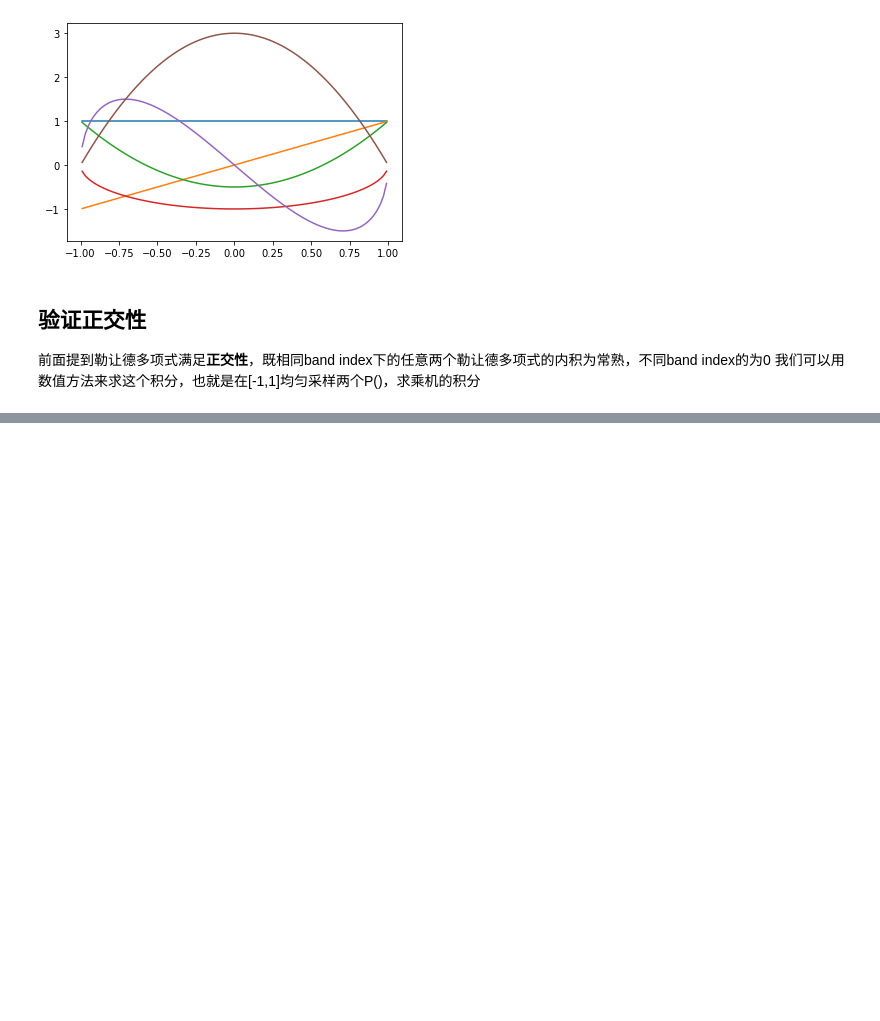
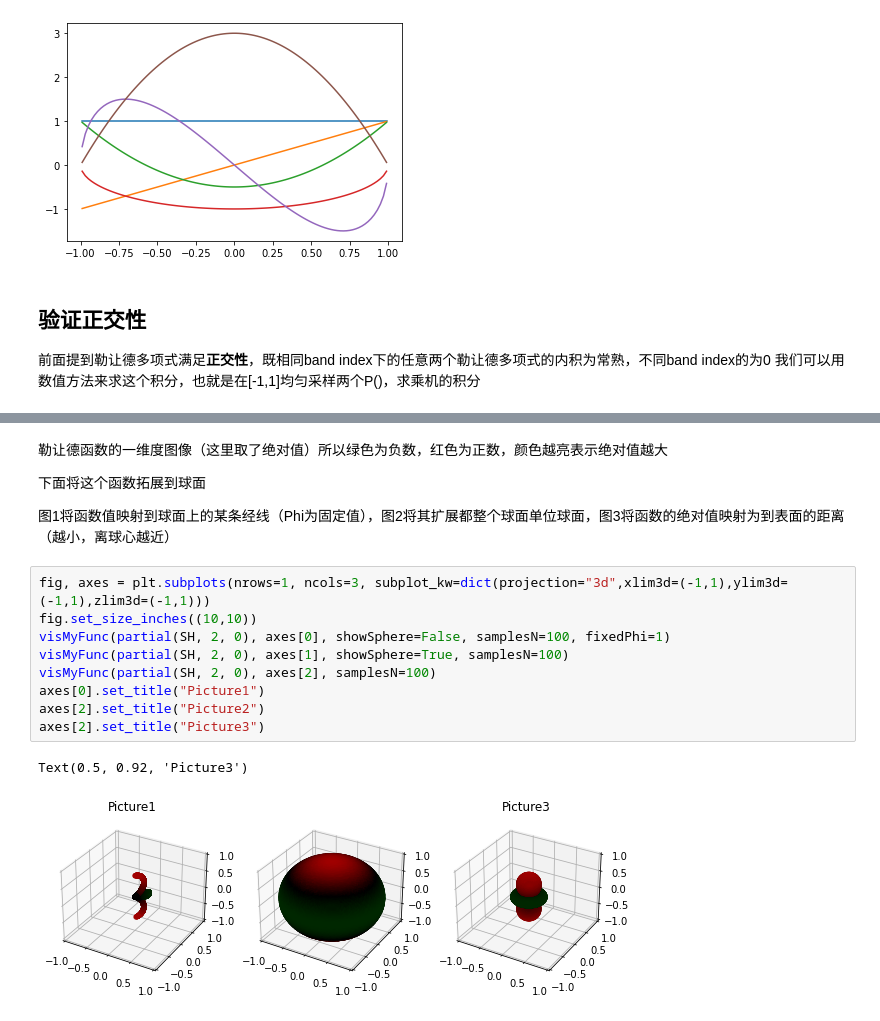
Before and after one commit to fancyzero/SphericalHarmonicNotebook, a Jupyter notebook: MyPrt.ipynb, the cells around one changed output, grey strips where cells are left out. Cells and saved outputs as stored; diff of their text form; blank space fills up the shorter version.

```diff
--- a/MyPrt.ipynb
+++ b/MyPrt.ipynb
@@ -285,3 +278,21 @@ visMyFunc(partial(SH, 1, 1), axes[1,1], samplesN=100)
+# %% [markdown]
+勒让德函数的一维度图像（这里取了绝对值）所以绿色为负数，红色为正数，颜色越亮表示绝对值越大
+
+下面将这个函数拓展到球面
+
+图1将函数值映射到球面上的某条经线（Phi为固定值），图2将其扩展都整个球面单位球面，图3将函数的绝对值映射为到表面的距离（越小，离球心越近）
+# %%
+fig, axes = plt.subplots(nrows=1, ncols=3, subplot_kw=dict(projection="3d",xlim3d=(-1,1),ylim3d=(-1,1),zlim3d=(-1,1)))
+fig.set_size_inches((10,10))
+visMyFunc(partial(SH, 2, 0), axes[0], showSphere=False, samplesN=100, fixedPhi=1)
+visMyFunc(partial(SH, 2, 0), axes[1], showSphere=True, samplesN=100)
+visMyFunc(partial(SH, 2, 0), axes[2], samplesN=100)
+axes[0].set_title("Picture1")
+axes[2].set_title("Picture2")
+axes[2].set_title("Picture3")
+# %% [output]
+Text(0.5, 0.92, 'Picture3')
+[figure, added]
 # %%
 
 fig,axes = plt.subplots(   nrows = 3, ncols=5, subplot_kw=dict(projection='3d'))
```
Also changed, not shown: parts of 9 cells of this notebook, 9 other files.
